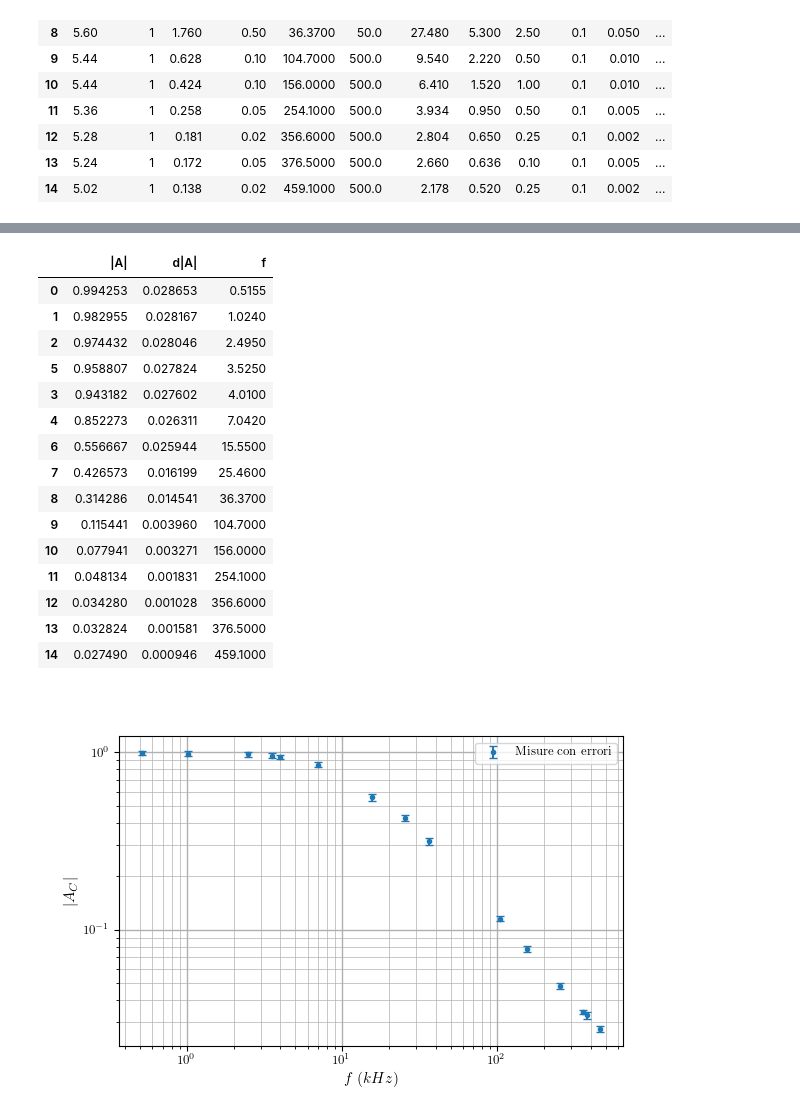
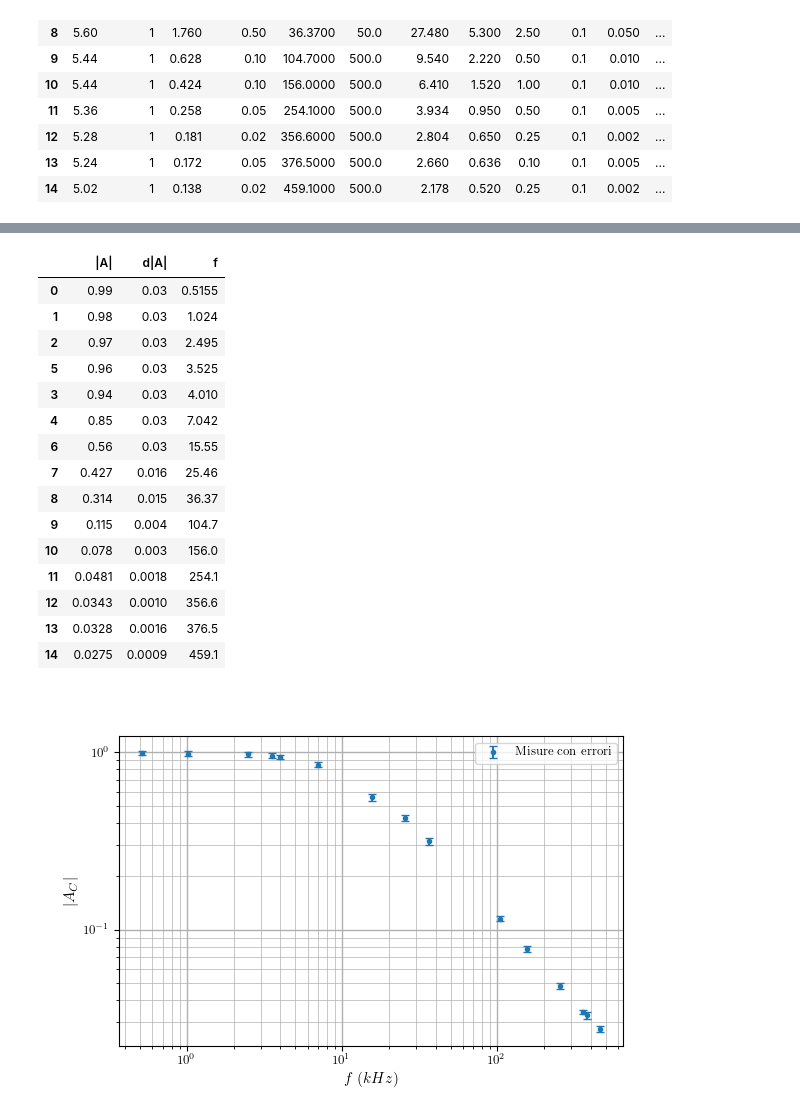
Before and after one commit to Nemoos-0/Lab2-E3, a Jupyter notebook: code/onda_sin_C.ipynb, the cells around one changed output, grey strips where cells are left out. Saved outputs shown, nothing was run; the diff lists cells and outputs as text; code cells hidden in the pictures.

```diff
--- a/code/onda_sin_C.ipynb
+++ b/code/onda_sin_C.ipynb
@@ -150,35 +176,46 @@ d
 # %%
-columns = ['|A|', 'd|A|', 'f']
+df_str = df.apply(
+    lambda x: pd.Series(
+        lab_round.round_measure(x['|A|'], x['d|A|']),
+        index=['|A|', 'd|A|']
+    ), axis=1
+).join(
+    df.apply(
+        lambda x: pd.Series(
+            lab_round.round_sig(x['f'], digits=4, one_more_digit=''),
+            index=['f']
+        ), axis=1
+    )
+)
 
 if False:
-    df.to_latex(
+    df_str.to_latex(
         buf = table_path + 'onda_sin_AC.tex',
-        columns = columns,
         header = [r'$|A_{C}|$', r'$d|A_{C}|$', r'$f \; (kHz)$'],
         index = False,
         bold_rows = True,
         column_format = 'cc|c',
         escape = False,
     )
-d = df.loc[:, columns]
-d
+
+df_str
 # %% [output]
 |  | |A| | d|A| | f |
-| 0 | 0.994253 | 0.028653 | 0.5155 |
-| 1 | 0.982955 | 0.028167 | 1.0240 |
-| 2 | 0.974432 | 0.028046 | 2.4950 |
-| 5 | 0.958807 | 0.027824 | 3.5250 |
-| 3 | 0.943182 | 0.027602 | 4.0100 |
-| 4 | 0.852273 | 0.026311 | 7.0420 |
-| 6 | 0.556667 | 0.025944 | 15.5500 |
-| 7 | 0.426573 | 0.016199 | 25.4600 |
-| 8 | 0.314286 | 0.014541 | 36.3700 |
-| 9 | 0.115441 | 0.003960 | 104.7000 |
-| 10 | 0.077941 | 0.003271 | 156.0000 |
-| 11 | 0.048134 | 0.001831 | 254.1000 |
-| 12 | 0.034280 | 0.001028 | 356.6000 |
-| 13 | 0.032824 | 0.001581 | 376.5000 |
-| 14 | 0.027490 | 0.000946 | 459.1000 |
+| 0 | 0.99 | 0.03 | 0.5155 |
+| 1 | 0.98 | 0.03 | 1.024 |
+| 2 | 0.97 | 0.03 | 2.495 |
+| 5 | 0.96 | 0.03 | 3.525 |
+| 3 | 0.94 | 0.03 | 4.010 |
+| 4 | 0.85 | 0.03 | 7.042 |
+| 6 | 0.56 | 0.03 | 15.55 |
+| 7 | 0.427 | 0.016 | 25.46 |
+| 8 | 0.314 | 0.015 | 36.37 |
+| 9 | 0.115 | 0.004 | 104.7 |
+| 10 | 0.078 | 0.003 | 156.0 |
+| 11 | 0.0481 | 0.0018 | 254.1 |
+| 12 | 0.0343 | 0.0010 | 356.6 |
+| 13 | 0.0328 | 0.0016 | 376.5 |
+| 14 | 0.0275 | 0.0009 | 459.1 |
 # %%
 fig, ax = plt.subplots(figsize = fig_size.from_pt(width))
 
```
Also changed, not shown: parts of 3 cells of this notebook, 23 other files.
